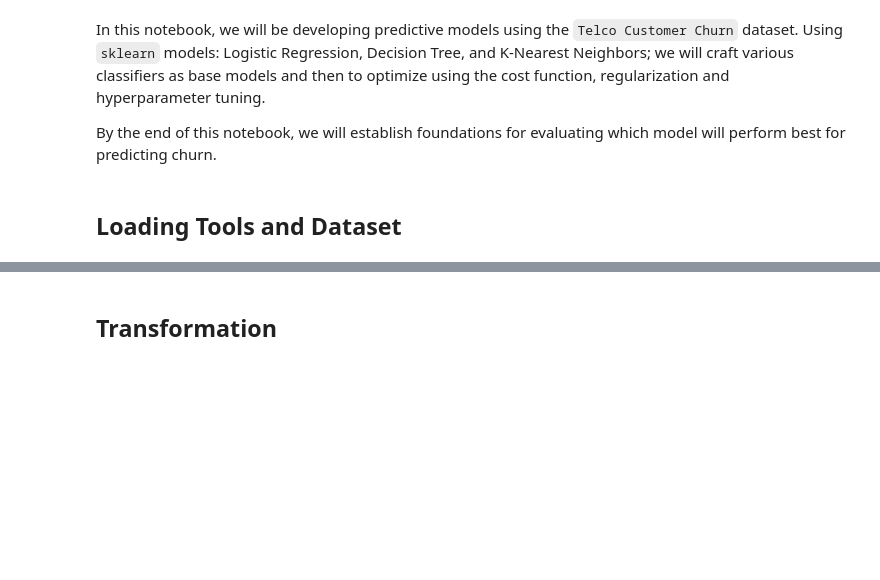
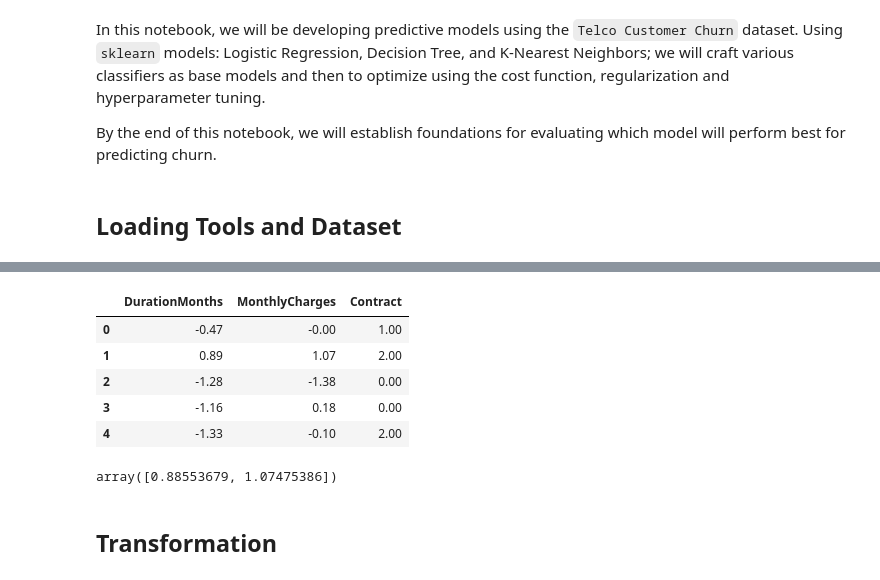
Before and after one commit to mrhussaink7/telco-churn-model, a Jupyter notebook: notebooks/model_development.ipynb, the cells around one changed output, grey strips where cells are left out. Drawn from its saved outputs; the diff is of its cells as text; code cells hidden in the pictures; blank space fills up the shorter version.

```diff
--- a/notebooks/model_development.ipynb
+++ b/notebooks/model_development.ipynb
@@ -45,5 +40,55 @@ df
 X = df.drop('Churn', axis=1)
 y = df['Churn']
 X_train, X_test, y_train, y_test = train_test_split(X, y, test_size=0.2, random_state=42)
+# %%
+numerical = ['DurationMonths','MonthlyCharges']
+scaler = StandardScaler()
+categorical = ['Contract']
+ord_encoder = OrdinalEncoder()
+
+preprocessor = ColumnTransformer(
+    transformers = [
+        ('num', scaler, numerical),
+        ('cat', ord_encoder, categorical)
+    ])
+
+pipeline = Pipeline(steps=[
+    ('preprocessor', preprocessor)
+])
+
+X_train_processed = pipeline.fit_transform(X_train)
+X_test_processed = pipeline.transform(X_test)
+
+
+X_train_scaled = pd.DataFrame(X_train_processed, columns=numerical + categorical)
+X_test_scaled = pd.DataFrame(X_test_processed, columns=numerical + categorical)
+
+X_train_scaled.head()
+# %% [output]
+|  | DurationMonths | MonthlyCharges | Contract |
+| 0 | -0.47 | -0.00 | 1.00 |
+| 1 | 0.89 | 1.07 | 2.00 |
+| 2 | -1.28 | -1.38 | 0.00 |
+| 3 | -1.16 | 0.18 | 0.00 |
+| 4 | -1.33 | -0.10 | 2.00 |
+# %%
+scaler = pipeline.named_steps['preprocessor'].named_transformers_['num']
+scaled_numerical = X_train_processed[:,:len(numerical)]
+scaled_numerical
+# # To inverse transform the scaled numerical data
+# # Access the StandardScaler using the double underscore method
+# scaler = pipeline.named_steps['preprocessor'].named_transformers_['num']
+
+# # Select the transformed numerical columns
+# scaled_numerical_data = transformed_data[:, :len(numerical)]
+
+# # Apply the inverse transform to get the original numerical data
+# original_numerical_data = scaler.inverse_transform(scaled_numerical_data)
+
+# # Combine the inverse transformed numerical data with the rest of the data
+# # Assuming the transformed data structure is: numerical columns first, then categorical columns
+# inverse_transformed_data = np.hstack((original_numerical_data, transformed_data[:, len(numerical):]))
+# %% [output]
+array([0.88553679, 1.07475386])
 # %% [markdown]
 ## Transformation
```
Also changed, not shown: parts of 3 cells of this notebook, 2 other files.
